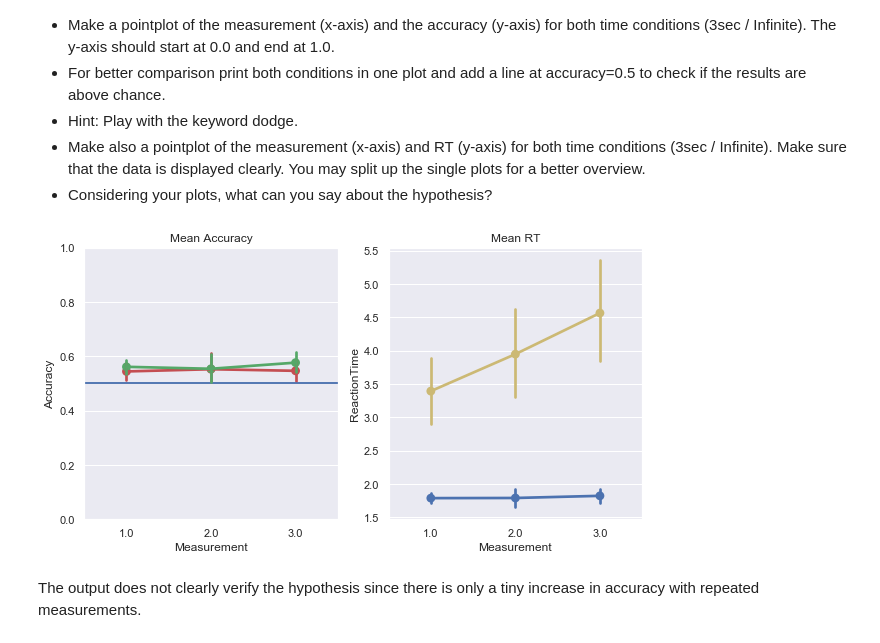
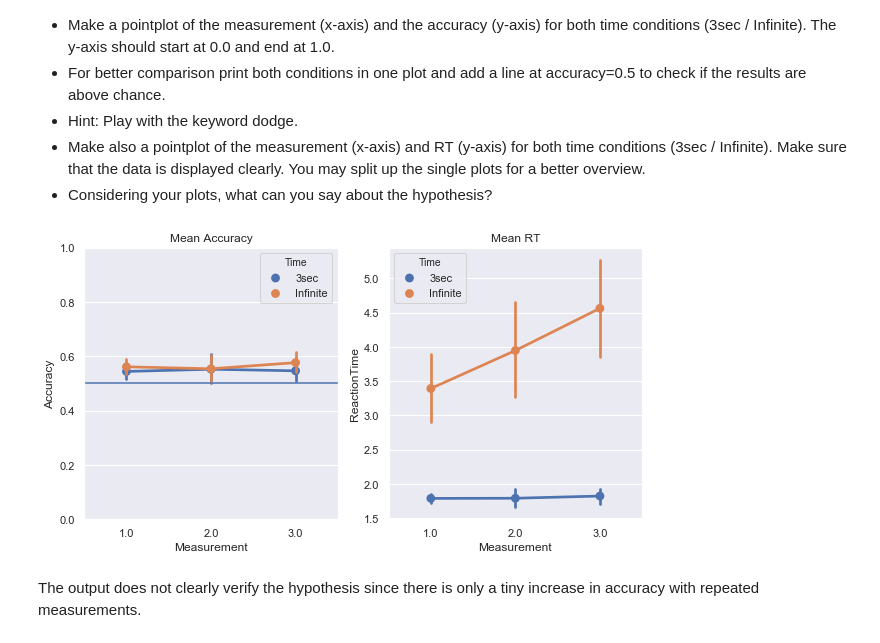
Before and after one commit to NBP-ACC/week-5-acc_2, a Jupyter notebook: sheet03.ipynb, the cells around one changed output. Saved outputs shown, nothing was run; the diff lists cells and outputs as text; code cells hidden in the pictures.

```diff
--- a/sheet03.ipynb
+++ b/sheet03.ipynb
@@ -87,7 +87,7 @@ Most of the analysis techniques require normally distributed data. To get an ide
 - Hint: Play with the keyword inner.
 - Using your plots, what can you say about the distribution of the data? It is normally distributed? How is it skewed?
 # %%
-def get_reaction_time(data: pd.DataFrame, task: str, time: str, modifier = None) -> pd.DataFrame:
+def get_reaction_time(data: pd.DataFrame, task: str, time: str, modifier = None, ang= False) -> pd.DataFrame:
     """
     Extract the reaction times of a specific task and time and filter it optionally with a modifier.
     """
@@ -95,9 +95,12 @@ def get_reaction_time(data: pd.DataFrame, task: str, time: str, modifier = None)
     # Select the data
     selection = data[(data["Task"] == task) & (data["Time"] == time)]
 
+    # Calculate the data
+    if ang:
+        selection = selection.groupby(['Subject', 'AngularDiffBin']).mean().reset_index("AngularDiffBin")
+    else:
+        selection = selection.groupby('Subject').mean()
 
-    # Calculate the data
-    selection = selection.groupby('Subject').mean()
 
     # Filter the data optionally
     if modifier is not None:
@@ -112,7 +115,6 @@ def plot_data(data: pd.DataFrame, modifier = None) -> None:
 
     # Get the available tasks and times
     tasks = data['Task'].unique()
-    print(tasks)
     times = data['Time'].unique()
 
     # Create the graph
@@ -286,42 +301,62 @@ plot_data_point(data, modifier = filter_outlier)
 # %%
 import itertools
 
 def plot_data_measurement(data, modifier = None):
     "Plot the reaction times for the Relative Task to test the hypothesis 1 with filter data"
     palette = itertools.cycle(["r","b","g","y"])
 
     #Get the avaliable times and the task "Relative"
     times = data['Time'].unique()
     task = "Relative"
 
     #Create ths graph
     fig, axes = plt.subplots(ncols=2, figsize= (10,5))
 
     #Changes the column Answer to Accuracy
     data_renamend = data
     data_renamend = data_renamend.rename(index=str, columns={"Answer": "Accuracy"})
 
+    data_with_mean_acc = deepcopy(data_renamend)
+    data_with_mean_acc.set_index('Subject', inplace=True)
+    test = []
+
     #Fill the graph)
     for time in times:
-            #Gets the selected data
 
-            selection =  get_reaction_time(data_renamend, task, time, modifier)
+        selection = get_reaction_time(data_renamend, task, time, modifier)
+            #print(type(selection))
+        selection.insert(0, "Task", task)
+        selection.insert(0, "Time", time)
+            #print(selection)
+            #print(data_with_mean_acc.update(selection))
+        test.append(selection)
+            #print(data_with_mean_acc.groupby("Subject").mean())
+
+
 
             #plots the first pointplot
-            axes[0].axhline(0.5)
-            axes[0].set(xlabel = "Measurement", yLabel = "Accurracy", title = "Mean Accuracy")
-            sns.pointplot(x = "Measurement", y = "Accuracy" , data = selection, inner='quartile', color = next(palette), ax = axes[0])
-            # Adjust the graphs per column, that they are all in the range of 0 to 1
-            axes[0].set_ylim(0, 1)
+    #print(data_with_mean_acc)
+    data_plot = pd.concat(test, axis = 0)
 
-            #plots the second pointplot
-            axes[1].set(xlabel = "Measurement", yLabel = "ReactionTime", title = "Mean RT")
-            sns.pointplot(x = "Measurement", y = "ReactionTime" , data = selection, inner='quartile', color = next(palette), ax = axes[1])
+            #Gets the selected data
+            #selection =  get_reaction_time(data_renamend, task, time, modifier)
+
+    #plots the first pointplot
+    axes[0].axhline(0.5)
+    axes[0].set(xlabel = "Measurement", yLabel = "Accurracy", title = "Mean Accuracy")
+    sns.pointplot(x = "Measurement", y = "Accuracy" , data = data_plot, ax = axes[0], hue = 'Time')
+    # Adjust the graphs per column, that they are all in the range of 0 to 1
+    axes[0].set_ylim(0, 1)
+
+    #plots the second pointplot
+    axes[1].set(xlabel = "Measurement", yLabel = "ReactionTime", title = "Mean RT")
+    sns.pointplot(x = "Measurement", y = "ReactionTime" , data = data_plot, inner='quartile', ax = axes[1], hue = 'Time')
+
 
 
 plot_data_measurement(data, modifier = filter_outlier)
 # %% [output]
-[figure, old version]
+[figure, new version]
 # %% [markdown]
 The output does not clearly verify the hypothesis since there is only a tiny increase in accuracy with repeated measurements.
 # %% [markdown]
```
Also changed, not shown: parts of 6 cells of this notebook.
